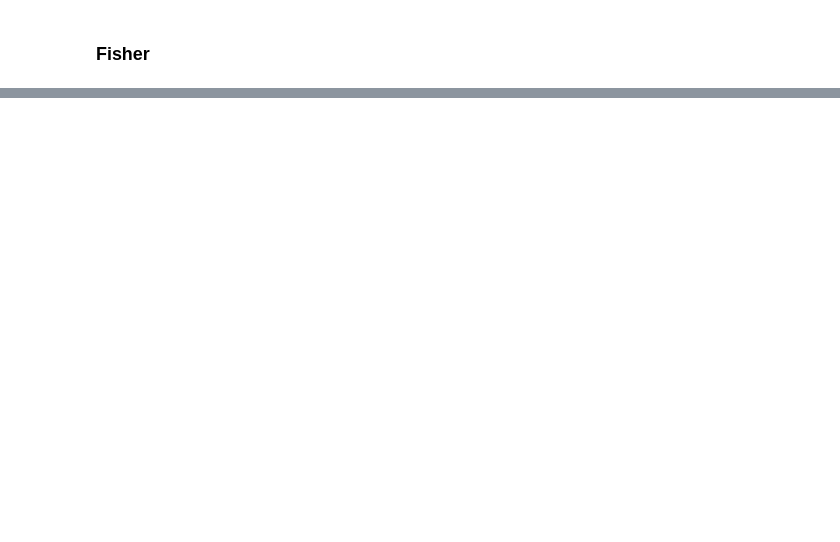
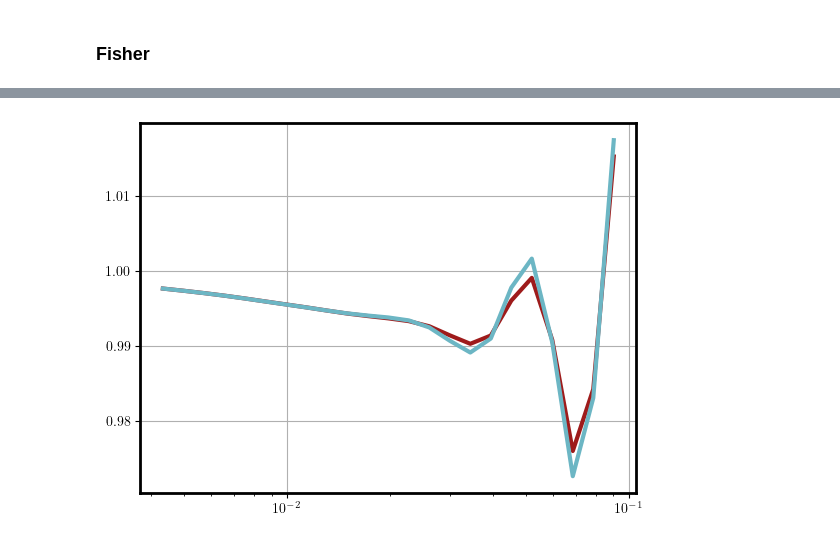
Before and after one commit to Sefa76/SSLimPy, a Jupyter notebook: MeerKLASS_FORECAST.ipynb, the cells around one changed output, grey strips where cells are left out. Saved outputs shown, nothing was run; the diff lists cells and outputs as text; code cells hidden in the pictures; blank space fills up the shorter version.

```diff
--- a/MeerKLASS_FORECAST.ipynb
+++ b/MeerKLASS_FORECAST.ipynb
@@ -430,0 +563,7 @@ for i, p1 in enumerate(allpars):
+# %%
+plt.semilogx(k,PlinMoments[0,:,0]/PfidMoments[0,:,0])
+plt.semilogx(k,PlinMoments[1,:,0]/PfidMoments[1,:,0])
+plt.grid()
+#plt.semilogx(k,k*SSLIMPY.fiducialcosmo.matpow(k,0.61))
+# %% [output]
+[figure, added]
```
Also changed, not shown: parts of 41 cells of this notebook.
